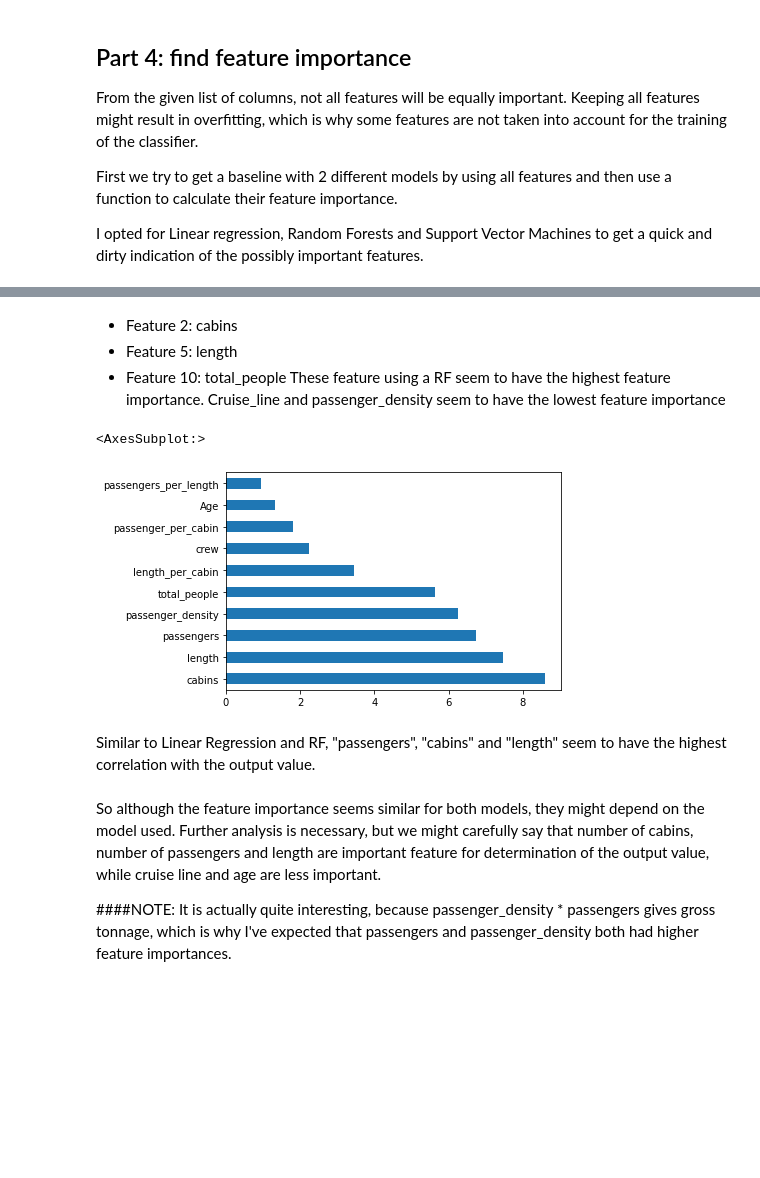
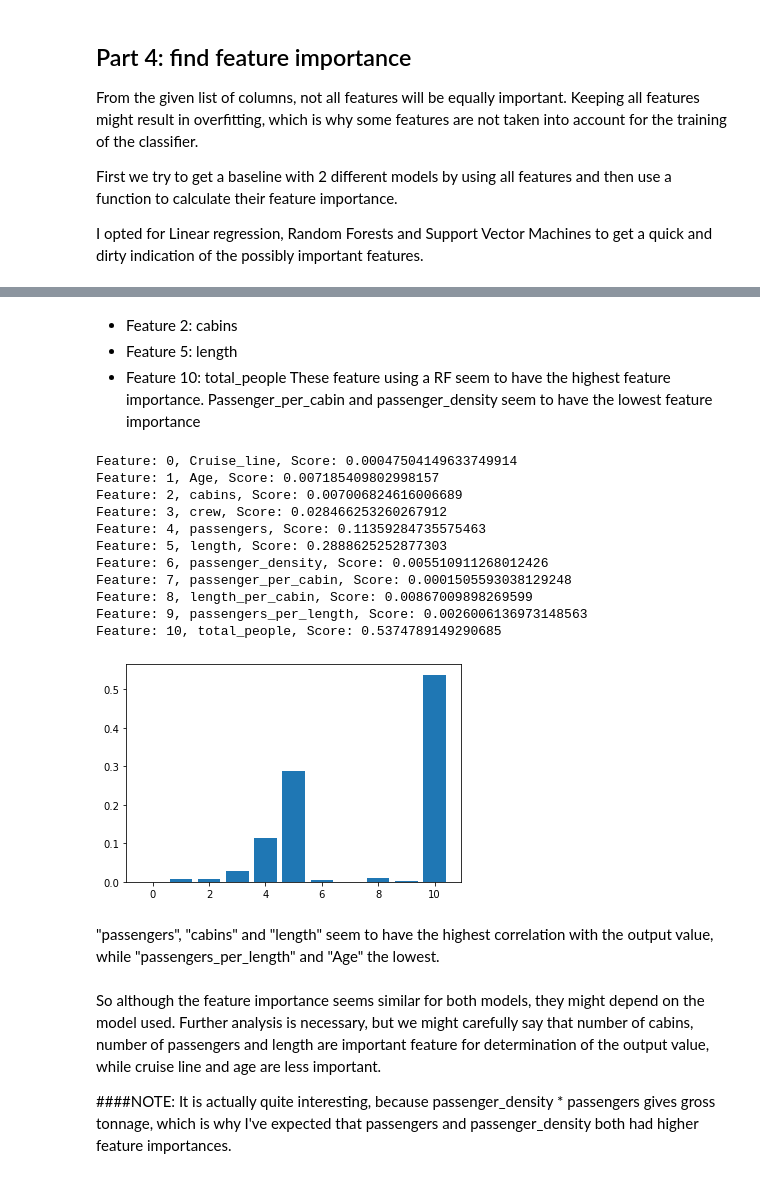
Before and after one commit to sinievanderben/DDG, a Jupyter notebook: ship.ipynb, the cells around one changed output, grey strips where cells are left out. Saved outputs shown, nothing was run; the diff lists cells and outputs as text; code cells hidden in the pictures; blank space fills up the shorter version.

```diff
--- a/ship.ipynb
+++ b/ship.ipynb
@@ -286,19 +287,33 @@ Feature: 10, total_people, Score: 0.15776398714851195
 - Feature 2: cabins
 - Feature 5: length
 - Feature 10: total_people
-These feature using a RF seem to have the highest feature importance. Cruise_line and passenger_density seem to have the lowest feature importance
+These feature using a RF seem to have the highest feature importance. Passenger_per_cabin and passenger_density seem to have the lowest feature importance
-# %%
-model = SVR(kernel = 'linear')
-
-# Use scaled for SVR
-model.fit(scaled_X_train, y_train)
-
-pd.Series(abs(model.coef_[0]), index=X_train.columns).nlargest(10).plot(kind='barh')
-# %% [output]
-<AxesSubplot:>
-[figure, removed]
+# %%
+model = GradientBoostingRegressor()
+
+model.fit(X_train, y_train)
+importance = model.feature_importances_
+
+for i,v in enumerate(importance):
+	print('Feature: {0}, {1}, Score: {2}'.format(i, feat_names[i],v))
+
+pyplot.bar([x for x in range(len(importance))], importance)
+pyplot.show()
+# %% [output]
+Feature: 0, Cruise_line, Score: 0.00047504149633749914
+Feature: 1, Age, Score: 0.007185409802998157
+Feature: 2, cabins, Score: 0.007006824616006689
+Feature: 3, crew, Score: 0.028466253260267912
+Feature: 4, passengers, Score: 0.11359284735575463
+Feature: 5, length, Score: 0.2888625252877303
+Feature: 6, passenger_density, Score: 0.005510911268012426
+Feature: 7, passenger_per_cabin, Score: 0.0001505593038129248
+Feature: 8, length_per_cabin, Score: 0.00867009898269599
+Feature: 9, passengers_per_length, Score: 0.0026006136973148563
+Feature: 10, total_people, Score: 0.5374789149290685
+[figure, added]
 # %% [markdown]
-Similar to Linear Regression and RF, "passengers", "cabins" and "length" seem to have the highest correlation with the output value.
+"passengers", "cabins" and "length" seem to have the highest correlation with the output value, while "passengers_per_length" and "Age" the lowest.
 # %% [markdown]
 So although the feature importance seems similar for both models, they might depend on the model used. Further analysis is necessary, but we might carefully say that number of cabins, number of passengers and length are important feature for determination of the output value, while cruise line and age are less important.
 
```
Also changed, not shown: parts of 17 cells of this notebook.
